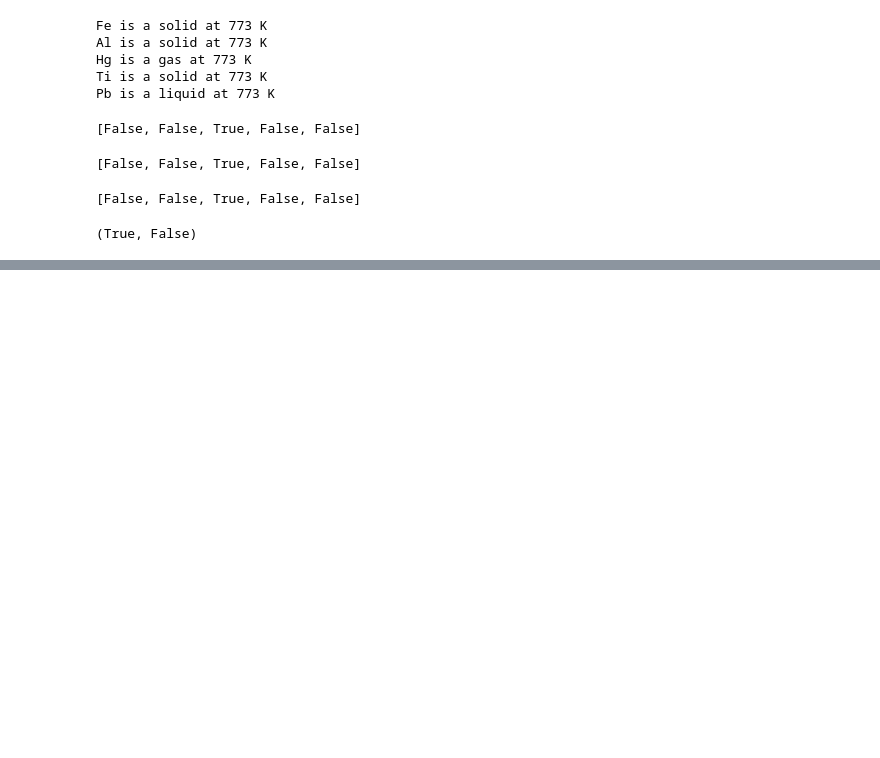
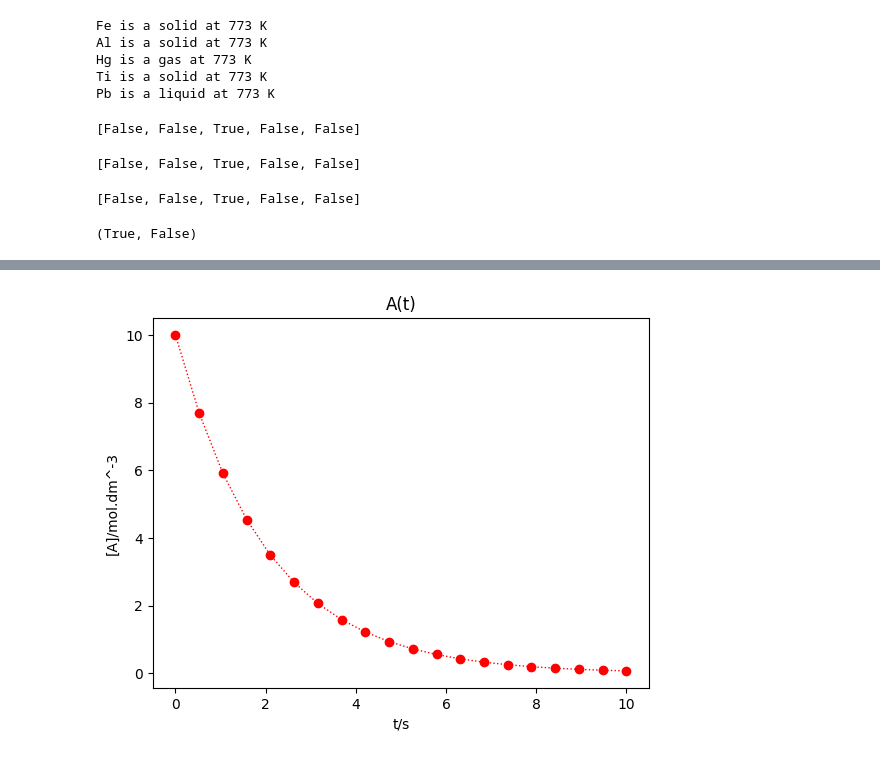
Before and after one commit to Mohankurra/Chemistry-Python, a Jupyter notebook: Python_for_Chemists_Examples.ipynb, the cells around one changed output, grey strips where cells are left out. Saved outputs shown, nothing was run; the diff lists cells and outputs as text; code cells hidden in the pictures; blank space fills up the shorter version.

```diff
--- a/Python_for_Chemists_Examples.ipynb
+++ b/Python_for_Chemists_Examples.ipynb
@@ -702,0 +1961,11 @@ any(is_gas), all(is_gas)
+# %%
+A0, k = 10, 0.5
+t = np.linspace(0, 10, 20)
+A  = A0*np.exp(-k*t)
+plt.plot(t, A, c='r', lw=1, ls=':', marker='o')
+plt.xlabel('t/s')
+plt.ylabel('[A]/mol.dm^-3')
+plt.title('A(t)')
+plt.show()
+# %% [output]
+[figure, added]
```
Also changed, not shown: parts of 154 cells of this notebook.
